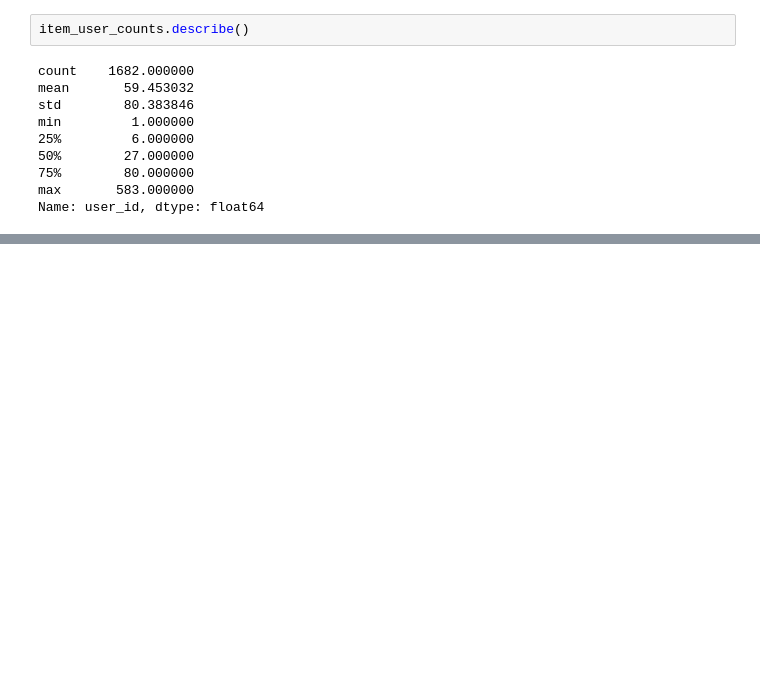
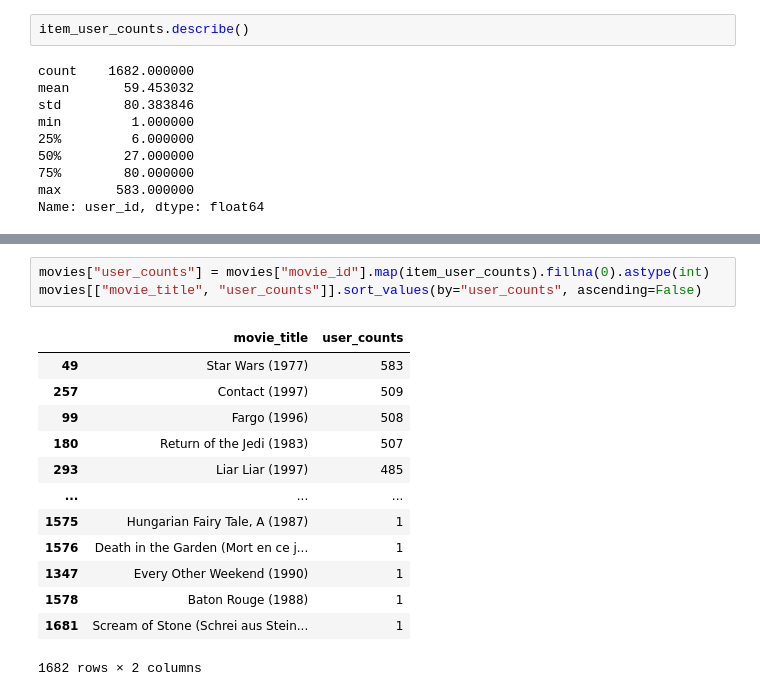
Before and after one commit to thanhbach0904/WebMining-RecSys-20251, a Jupyter notebook: notebooks/eda.ipynb, the cells around one changed output, grey strips where cells are left out. Drawn from its saved outputs; the diff is of its cells as text; blank space fills up the shorter version.

```diff
--- a/notebooks/eda.ipynb
+++ b/notebooks/eda.ipynb
@@ -118,0 +171,17 @@ Name: user_id, dtype: float64
+# %%
+movies["user_counts"] = movies["movie_id"].map(item_user_counts).fillna(0).astype(int)
+movies[["movie_title", "user_counts"]].sort_values(by="user_counts", ascending=False)
+# %% [output]
+|  | movie_title | user_counts |
+| 49 | Star Wars (1977) | 583 |
+| 257 | Contact (1997) | 509 |
+| 99 | Fargo (1996) | 508 |
+| 180 | Return of the Jedi (1983) | 507 |
+| 293 | Liar Liar (1997) | 485 |
+| ... | ... | ... |
+| 1575 | Hungarian Fairy Tale, A (1987) | 1 |
+| 1576 | Death in the Garden (Mort en ce j... | 1 |
+| 1347 | Every Other Weekend (1990) | 1 |
+| 1578 | Baton Rouge (1988) | 1 |
+| 1681 | Scream of Stone (Schrei aus Stein... | 1 |
+1682 rows × 2 columns
```
Also changed, not shown: parts of 3 cells of this notebook.
